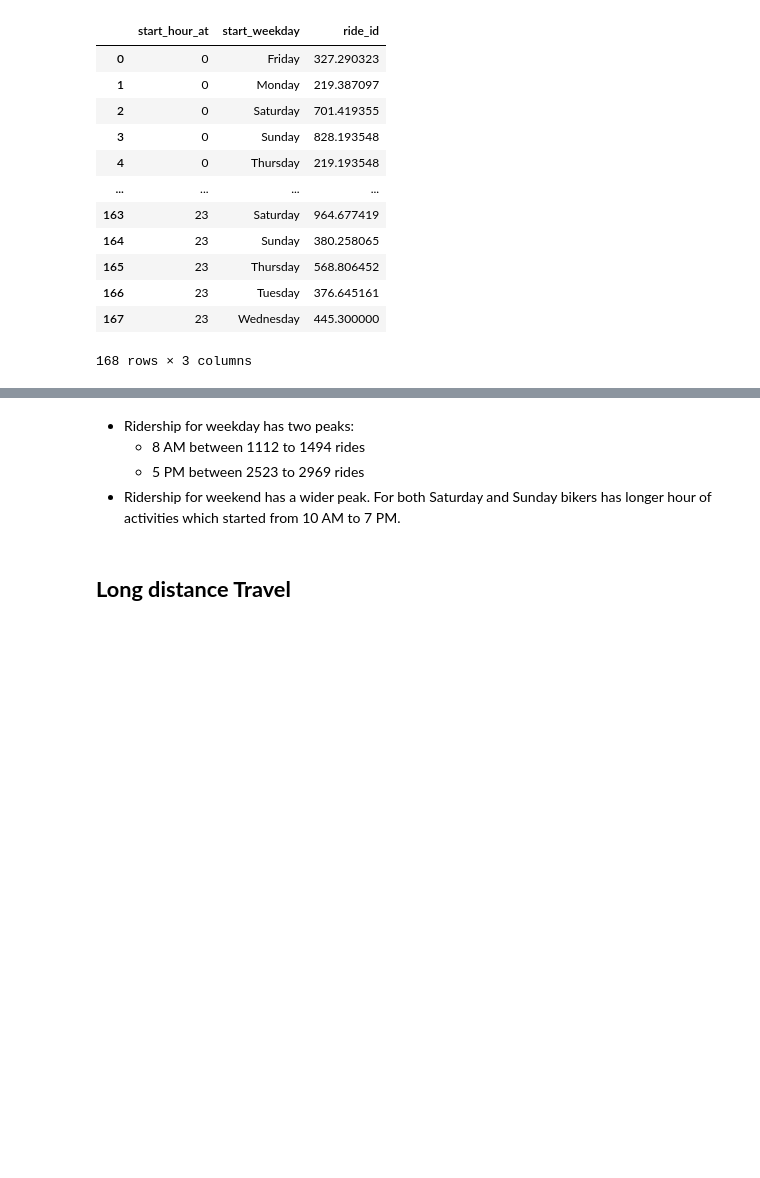
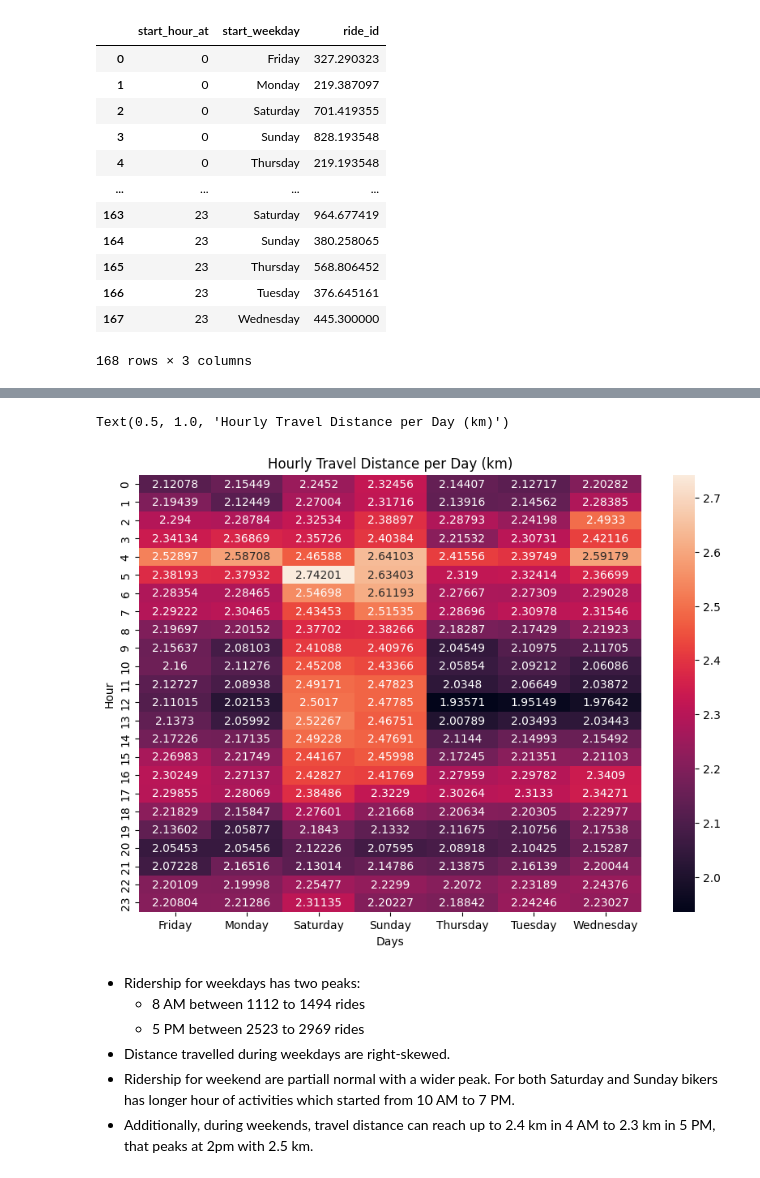
Before and after one commit to pjcroxas/Bike_Sharing_Analysis, a Jupyter notebook: Analyzing_Bike_Sharing_Data.ipynb, the cells around one changed output, grey strips where cells are left out. Cells and saved outputs as stored; diff of their text form; code cells hidden in the pictures; blank space fills up the shorter version.

```diff
--- a/Analyzing_Bike_Sharing_Data.ipynb
+++ b/Analyzing_Bike_Sharing_Data.ipynb
@@ -414,5 +443,26 @@ Text(0.5, 1.0, 'Hourly Bike Ridership per Day')
+# %%
+distance_avg = bike_share_df.groupby(["start_hour_at", "start_day_at", "start_weekday"]).agg({
+    'total_distance_km':'mean'
+}).reset_index()
+# %%
+ride_avg_pivot = distance_avg.pivot_table(
+    index = "start_hour_at",
+    columns = "start_weekday",
+    values = "total_distance_km"
+)
+
+plt.figure(figsize=(10,7))
+sns.heatmap(ride_avg_pivot, annot=True, fmt="g", cmap="viridis")
+plt.ylabel("Hour")
+plt.xlabel("Days")
+plt.title("Hourly Travel Distance per Day (km)")
+# %% [output]
+Text(0.5, 1.0, 'Hourly Travel Distance per Day (km)')
+[figure, added]
 # %% [markdown]
-- Ridership for weekday has two peaks:
+- Ridership for weekdays has two peaks:
   - 8 AM between 1112 to 1494 rides
   - 5 PM between 2523 to 2969 rides
-- Ridership for weekend has a wider peak. For both Saturday and Sunday bikers has longer hour of activities which started from 10 AM to 7 PM.
+- Distance travelled during weekdays are right-skewed.
+- Ridership for weekend are partiall normal with a wider peak. For both Saturday and Sunday bikers has longer hour of activities which started from 10 AM to 7 PM.
+- Additionally, during weekends, travel distance can reach up to 2.4 km in 4 AM to 2.3 km in 5 PM, that peaks at 2pm with 2.5 km.
@@ -421,2 +468,0 @@ fail
-# %% [markdown]
-## **Long distance Travel**
```
Also changed, not shown: parts of 21 cells of this notebook.
